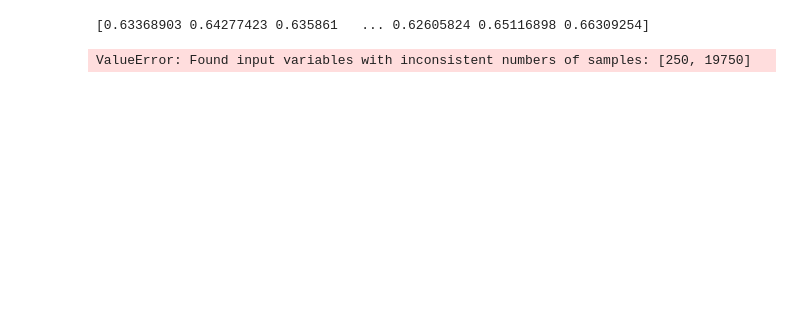
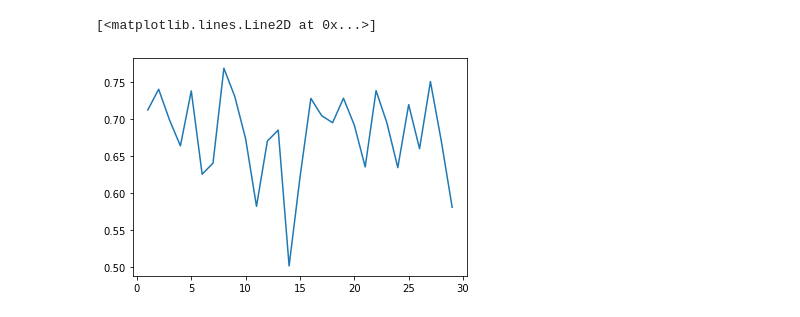
Before and after one commit to ViktorTorp/dont_overfit, a Jupyter notebook: notebooks/tree_and_forest.ipynb, the cells around one changed output. Cells and saved outputs as stored; diff of their text form; code cells hidden in the pictures; blank space fills up the shorter version.

```diff
--- a/notebooks/tree_and_forest.ipynb
+++ b/notebooks/tree_and_forest.ipynb
@@ -40,15 +39,18 @@ def get_predictions(x):
 # %%
-# Random Forest
-from sklearn.ensemble import RandomForestClassifier
+# find Random Forest max depth sequentially
 
 acc = []
 for depth in range(1,30):
-    rfc = RandomForestClassifier(max_depth=depth).fit(X,y)
-    print(rfc.predict_proba(X_test)[:,1])
-    acc.append(roc_auc_score(, rfc.predict_proba(X_test)[:,1]))
-    break
+    # simple 70/30 train/test split for determining best random forest max depth
+    X_train_param, X_test_param, y_train_param, y_test_param = train_test_split(X,y,test_size=0.30)
 
-#plt.plot([x for x in range(1,30)], acc)
+    rfc = RandomForestClassifier(max_depth=depth).fit(X_train_param,y_train_param)
+
+    preds = rfc.predict_proba(X_test_param)[:,1]
+    auc = roc_auc_score(y_test_param, preds)
+    acc.append(auc)
+
+plt.plot([x for x in range(1,30)], acc)
 # %% [output]
-[0.63368903 0.64277423 0.635861   ... 0.62605824 0.65116898 0.66309254]
+[<matplotlib.lines.Line2D at 0x...>]
-ValueError: Found input variables with inconsistent numbers of samples: [250, 19750]
+[figure, added]
```
Also changed, not shown: parts of 14 cells of this notebook.
